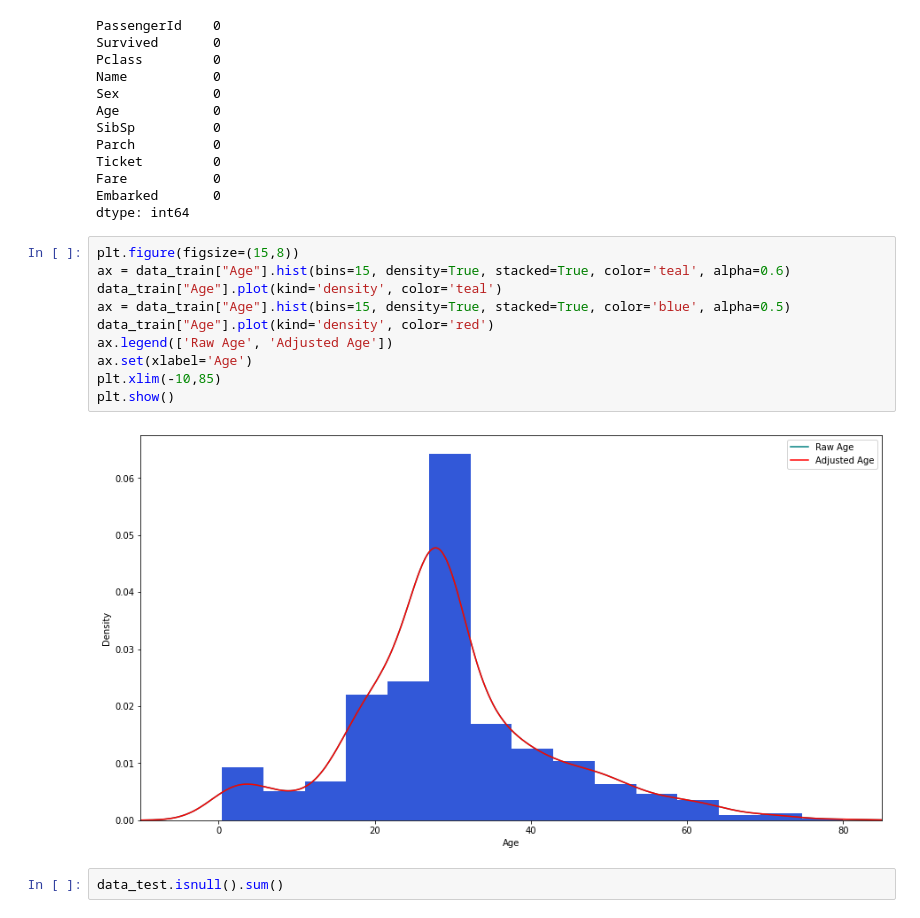
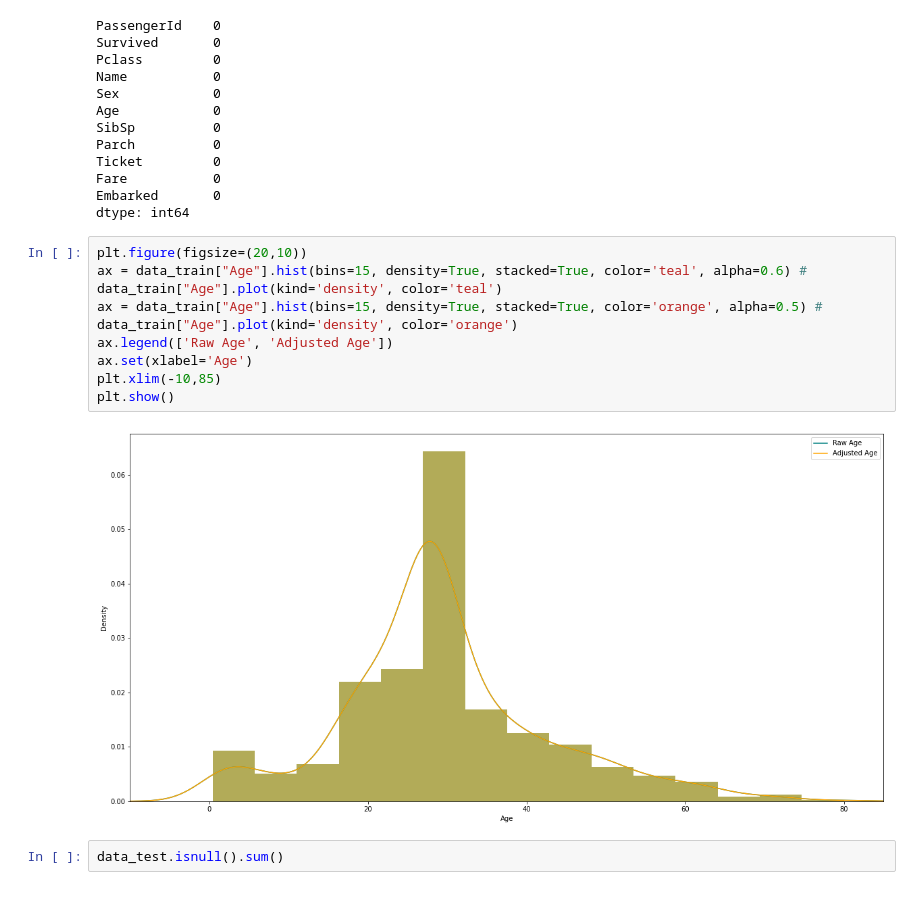
Before and after one commit to DaniilRyb/OIRS, a Jupyter notebook: DZ2.ipynb, the cells around one changed output. Saved outputs shown, nothing was run; the diff lists cells and outputs as text.

```diff
--- a/DZ2.ipynb
+++ b/DZ2.ipynb
@@ -188,17 +190,17 @@ Fare           0
 Embarked       0
 dtype: int64
 # %%
-plt.figure(figsize=(15,8))
-ax = data_train["Age"].hist(bins=15, density=True, stacked=True, color='teal', alpha=0.6)
+plt.figure(figsize=(20,10))
+ax = data_train["Age"].hist(bins=15, density=True, stacked=True, color='teal', alpha=0.6) #
 data_train["Age"].plot(kind='density', color='teal')
-ax = data_train["Age"].hist(bins=15, density=True, stacked=True, color='blue', alpha=0.5)
-data_train["Age"].plot(kind='density', color='red')
+ax = data_train["Age"].hist(bins=15, density=True, stacked=True, color='orange', alpha=0.5) #
+data_train["Age"].plot(kind='density', color='orange')
 ax.legend(['Raw Age', 'Adjusted Age'])
 ax.set(xlabel='Age')
 plt.xlim(-10,85)
 plt.show()
 # %% [output]
-[figure, old version]
+[figure, new version]
 # %%
 data_test.isnull().sum()
 # %% [output]
```
Also changed, not shown: parts of 3 cells of this notebook.
